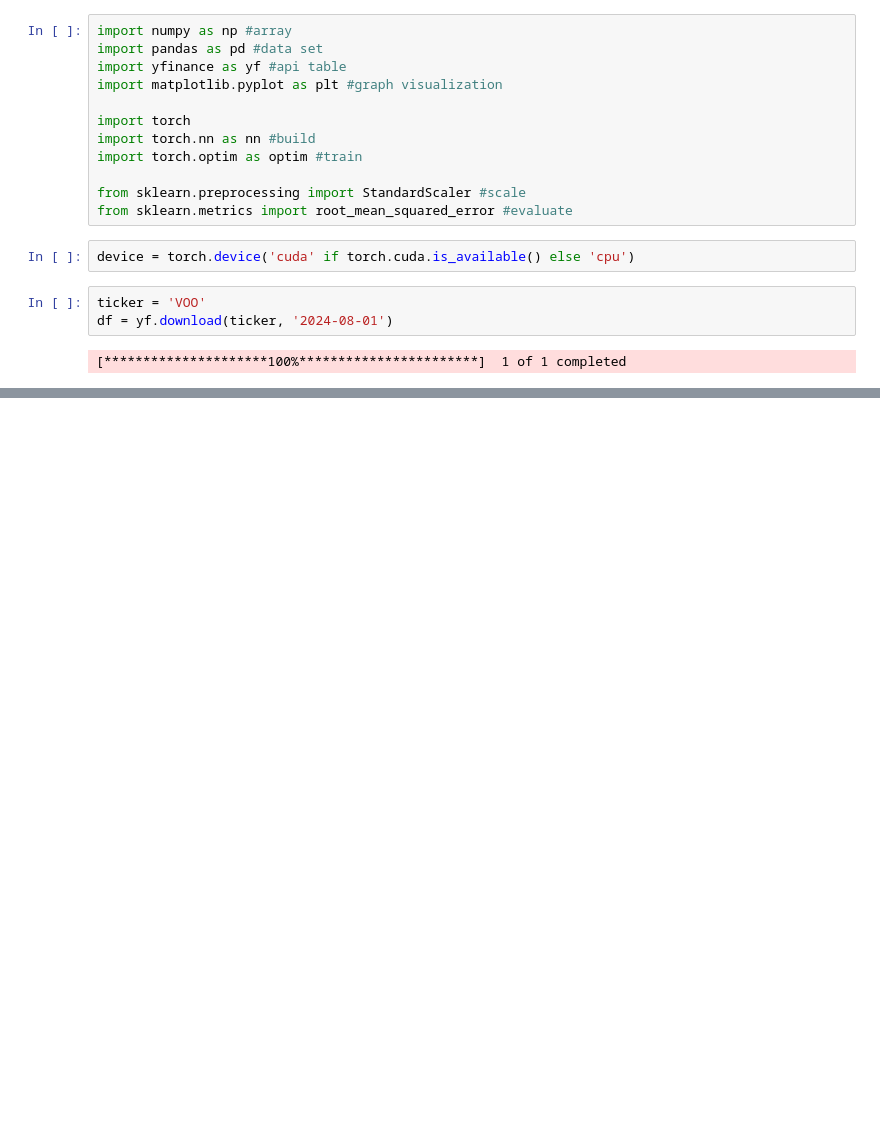
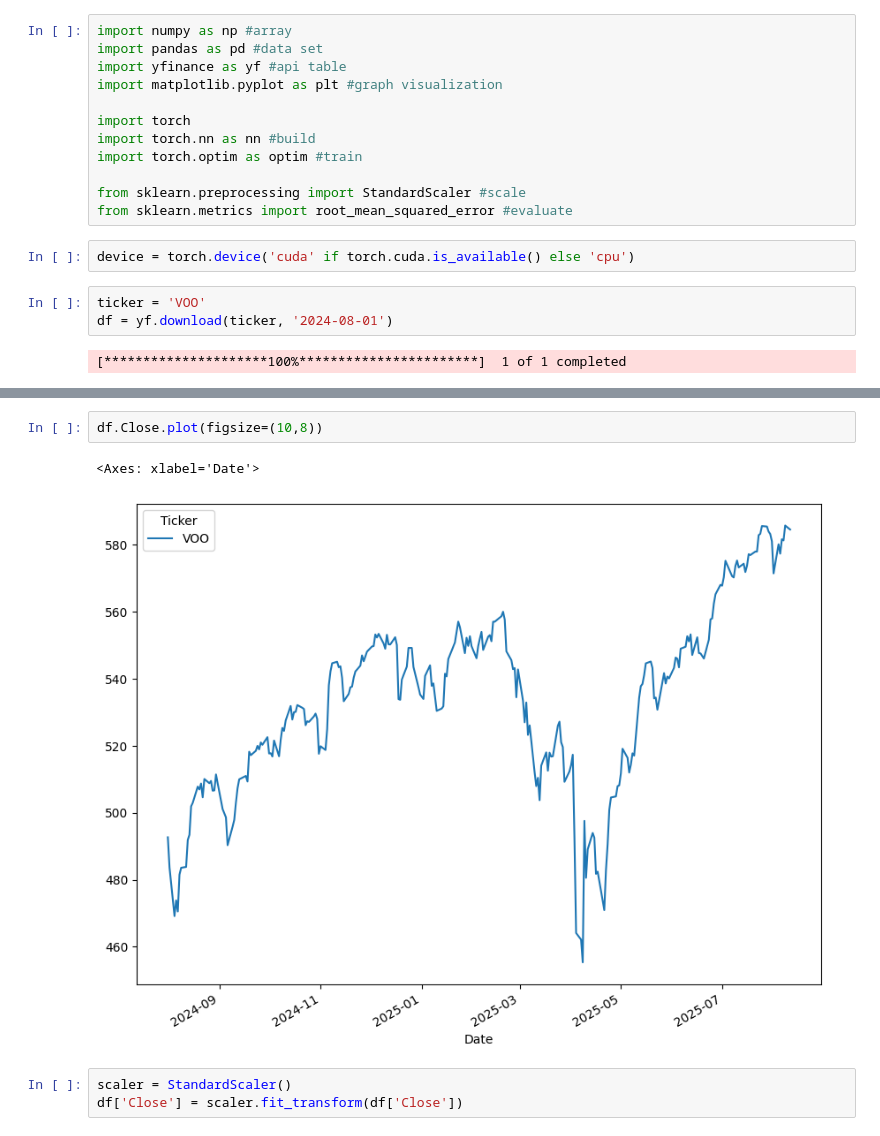
Before and after one commit to patchatul/stock_prediction, a Jupyter notebook: stockPrediction.ipynb, the cells around one changed output, grey strips where cells are left out. Cells and saved outputs as stored; diff of their text form; blank space fills up the shorter version.

Commit message:
Graph Close col w/ standard deviation mean 0 table

```diff
--- a/stockPrediction.ipynb
+++ b/stockPrediction.ipynb
@@ -35,3 +35,11 @@ df
 | 2025-08-08 | 585.739990 | 586.169983 | 582.599976 | 582.929993 | 4331400 |
 | 2025-08-11 | 584.539978 | 587.359985 | 583.440002 | 586.030029 | 5056023 |
 257 rows × 5 columns
+# %%
+df.Close.plot(figsize=(10,8))
+# %% [output]
+<Axes: xlabel='Date'>
+[figure, added]
+# %%
+scaler = StandardScaler()
+df['Close'] = scaler.fit_transform(df['Close'])
```
Also changed, not shown: parts of 2 cells of this notebook.
